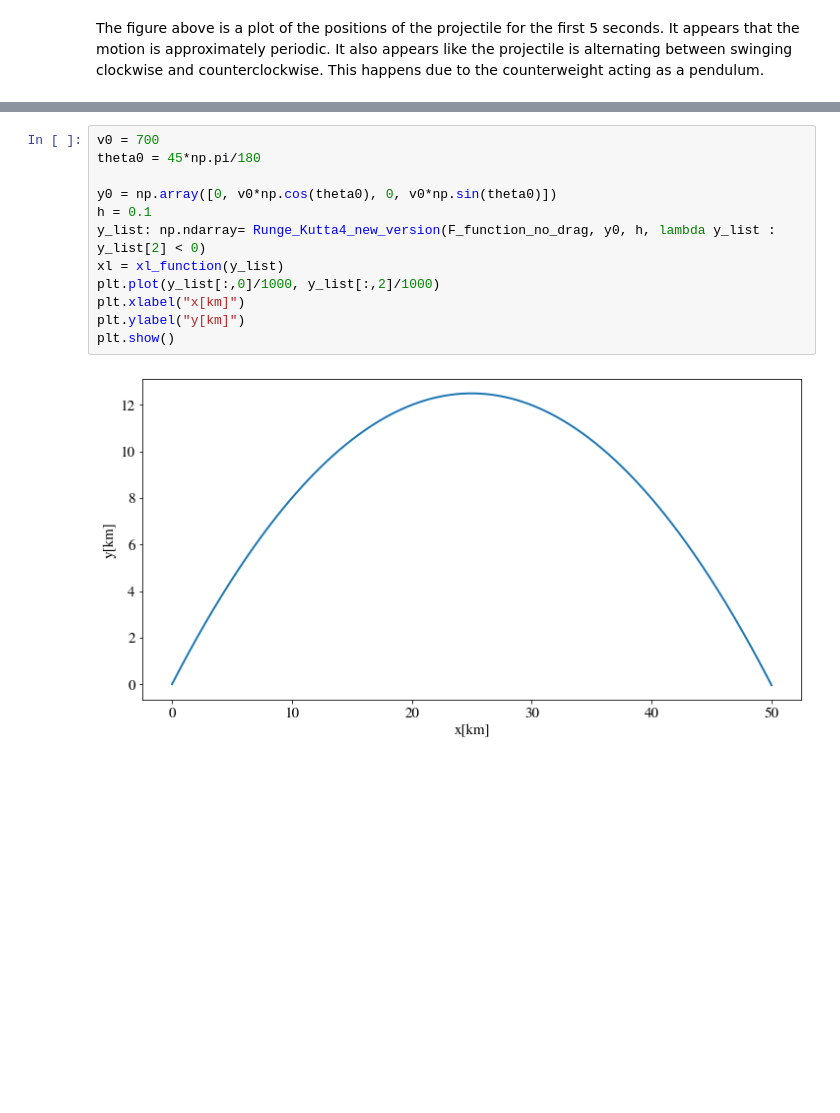
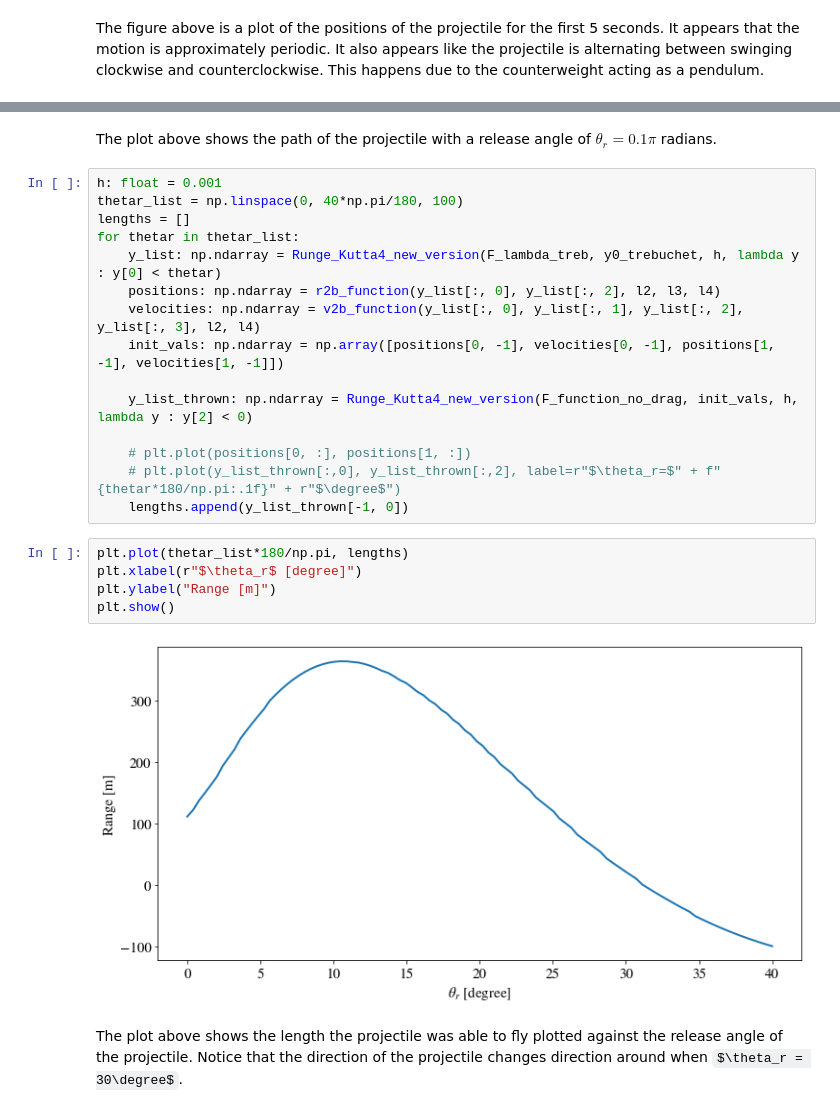
Before and after one commit to sindrelothe/TFY4345-project-2-H2021, a Jupyter notebook: Nummerisk prosjekt Sindre Lothe.ipynb, the cells around one changed output, grey strips where cells are left out. Cells and saved outputs as stored; diff of their text form; some formulas as TeX source; blank space fills up the shorter version.

```diff
--- a/Nummerisk prosjekt Sindre Lothe.ipynb
+++ b/Nummerisk prosjekt Sindre Lothe.ipynb
@@ -188,14 +201,26 @@ plt.show()
-# %%
-v0 = 700
-theta0 = 45*np.pi/180
-
-y0 = np.array([0, v0*np.cos(theta0), 0, v0*np.sin(theta0)])
-h = 0.1
-y_list: np.ndarray= Runge_Kutta4_new_version(F_function_no_drag, y0, h, lambda y_list : y_list[2] < 0)
-xl = xl_function(y_list)
-plt.plot(y_list[:,0]/1000, y_list[:,2]/1000)
-plt.xlabel("x[km]")
-plt.ylabel("y[km]")
-plt.show()
-# %% [output]
-[figure, removed]
+# %% [markdown]
+The plot above shows the path of the projectile with a release angle of $\theta_r = 0.1\pi$ radians.
+# %%
+h: float = 0.001
+thetar_list = np.linspace(0, 40*np.pi/180, 100)
+lengths = []
+for thetar in thetar_list:
+    y_list: np.ndarray = Runge_Kutta4_new_version(F_lambda_treb, y0_trebuchet, h, lambda y : y[0] < thetar)
+    positions: np.ndarray = r2b_function(y_list[:, 0], y_list[:, 2], l2, l3, l4)
+    velocities: np.ndarray = v2b_function(y_list[:, 0], y_list[:, 1], y_list[:, 2], y_list[:, 3], l2, l4)
+    init_vals: np.ndarray = np.array([positions[0, -1], velocities[0, -1], positions[1, -1], velocities[1, -1]])
+
+    y_list_thrown: np.ndarray = Runge_Kutta4_new_version(F_function_no_drag, init_vals, h, lambda y : y[2] < 0)
+
+    # plt.plot(positions[0, :], positions[1, :])
+    # plt.plot(y_list_thrown[:,0], y_list_thrown[:,2], label=r"$\theta_r=$" + f"{thetar*180/np.pi:.1f}" + r"$\degree$")
+    lengths.append(y_list_thrown[-1, 0])
+# %%
+plt.plot(thetar_list*180/np.pi, lengths)
+plt.xlabel(r"$\theta_r$ [degree]")
+plt.ylabel("Range [m]")
+plt.show()
+# %% [output]
+[figure, added]
+# %% [markdown]
+The plot above shows the length the projectile was able to fly plotted against the release angle of the projectile. Notice that the direction of the projectile changes direction around when $\theta_r = 30\degree$.
```
Also changed, not shown: parts of 3 cells of this notebook.
